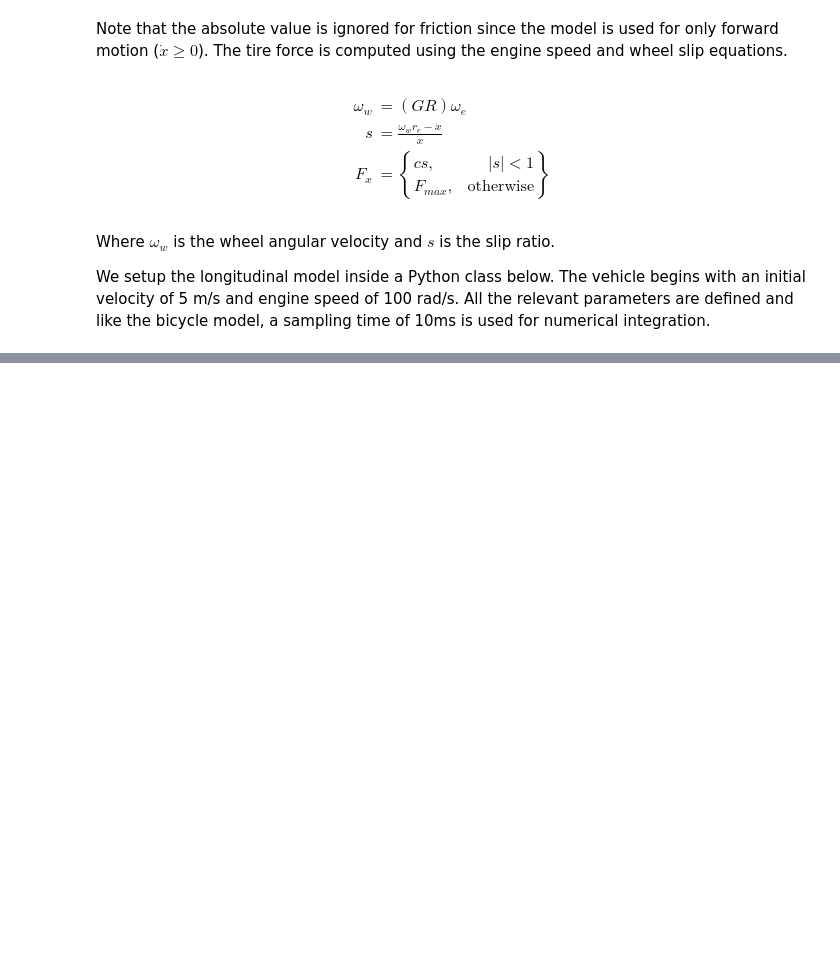
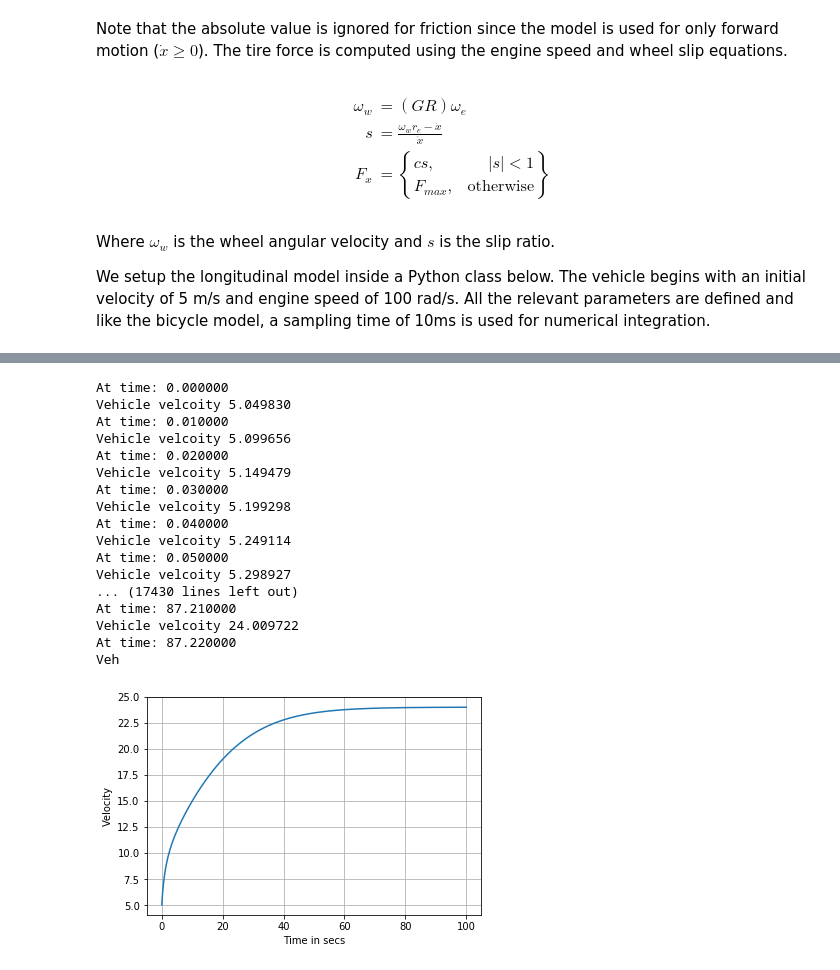
Before and after one commit to pockerman/autonomous_vehicles, a Jupyter notebook: simulator/application_notebooks/longitudinal_vehicle_model.ipynb, the cells around one changed output, grey strips where cells are left out. Cells and saved outputs as stored; diff of their text form; code cells hidden in the pictures; blank space fills up the shorter version.

```diff
--- a/simulator/application_notebooks/longitudinal_vehicle_model.ipynb
+++ b/simulator/application_notebooks/longitudinal_vehicle_model.ipynb
@@ -111,9 +157,9 @@ class VehicleDynamics(DynamicsBase):
 # %%
 class Vehicle(VehicleBase):
 
-    def __init__(self, properties, sample_time):
+    def __init__(self, properties, sample_time, init_condition):
         VehicleBase.__init__(self, properties)
-        self.__dynamics = VehicleDynamics(sample_time=sample_time)
+        self.__dynamics = VehicleDynamics(sample_time=sample_time, init_condition=init_condition)
 
     @property
     def state(self):
@@ -124,14 +170,39 @@ class Vehicle(VehicleBase):
         self.__dynamics.state = value
 
     def get_old_state(self, name, idx):
-        return self.__dynamics.state.get_old_state(name=name, idx=idx)
+        return self.__dynamics.get_old_state(name=name, idx=idx)
 
     def set_old_state(self, name, idx, value):
-        self.__dynamics.state.set_old_state(name=name, idx=idx, value=value)
+        self.__dynamics.set_old_state(name=name, idx=idx, value=value)
+
+    def __get_f_load(self, **kwargs):
+
+        v = self.get_old_state(name="velocity", idx=0)
+        F_aero = self.get_property("c_a") * v ** 2
+        R_x = self.get_property("c_r1") * v
+        F_g = self.get_property("m") * Physics.gravity_constant() * math.sin(kwargs['alpha'])
+        return F_aero + R_x + F_g
+
+    def __get_f_x(self, **kwargs):
+        w_e = self.get_property("propulsion").get_old_state(name='w_e', idx=0)
+        w_w = self.get_property("GR") * w_e
+        v = self.get_old_state(name="velocity", idx=0)
+        s = (w_w * self.get_property("r_e") - v) / v
+
+        if math.fabs(s) < 1:
+            return self.get_property("c") * s
+
+        return self.get_property("F_max")
+
+    def __compute_rhs(self, **kwargs):
+        return (self.__get_f_x(**kwargs) - self.__get_f_load(**kwargs))/self.get_property('m')
 
     def execute(self, **kwargs):
-
+        F_load = self.__get_f_load(**kwargs)
+        kwargs['F_load'] = F_load
+        kwargs['GR'] = self.get_property("GR")
+        kwargs['r_e'] = self.get_property("r_e")
         self.get_property("propulsion").execute(**kwargs)
-
+        kwargs['f'] = self.__compute_rhs
         self.__dynamics.execute(**kwargs)
 # %%
@@ -196,0 +364,21 @@ NameError: name 'plt' is not defined
+# %%
+constant_throttle()
+# %% [output]
+At time: 0.000000
+Vehicle velcoity 5.049830
+At time: 0.010000
+Vehicle velcoity 5.099656
+At time: 0.020000
+Vehicle velcoity 5.149479
+At time: 0.030000
+Vehicle velcoity 5.199298
+At time: 0.040000
+Vehicle velcoity 5.249114
+At time: 0.050000
+Vehicle velcoity 5.298927
+... (17430 lines left out)
+At time: 87.210000
+Vehicle velcoity 24.009722
+At time: 87.220000
+Veh
+[figure, added]
```
Also changed, not shown: parts of 10 cells of this notebook, 7 other files.
